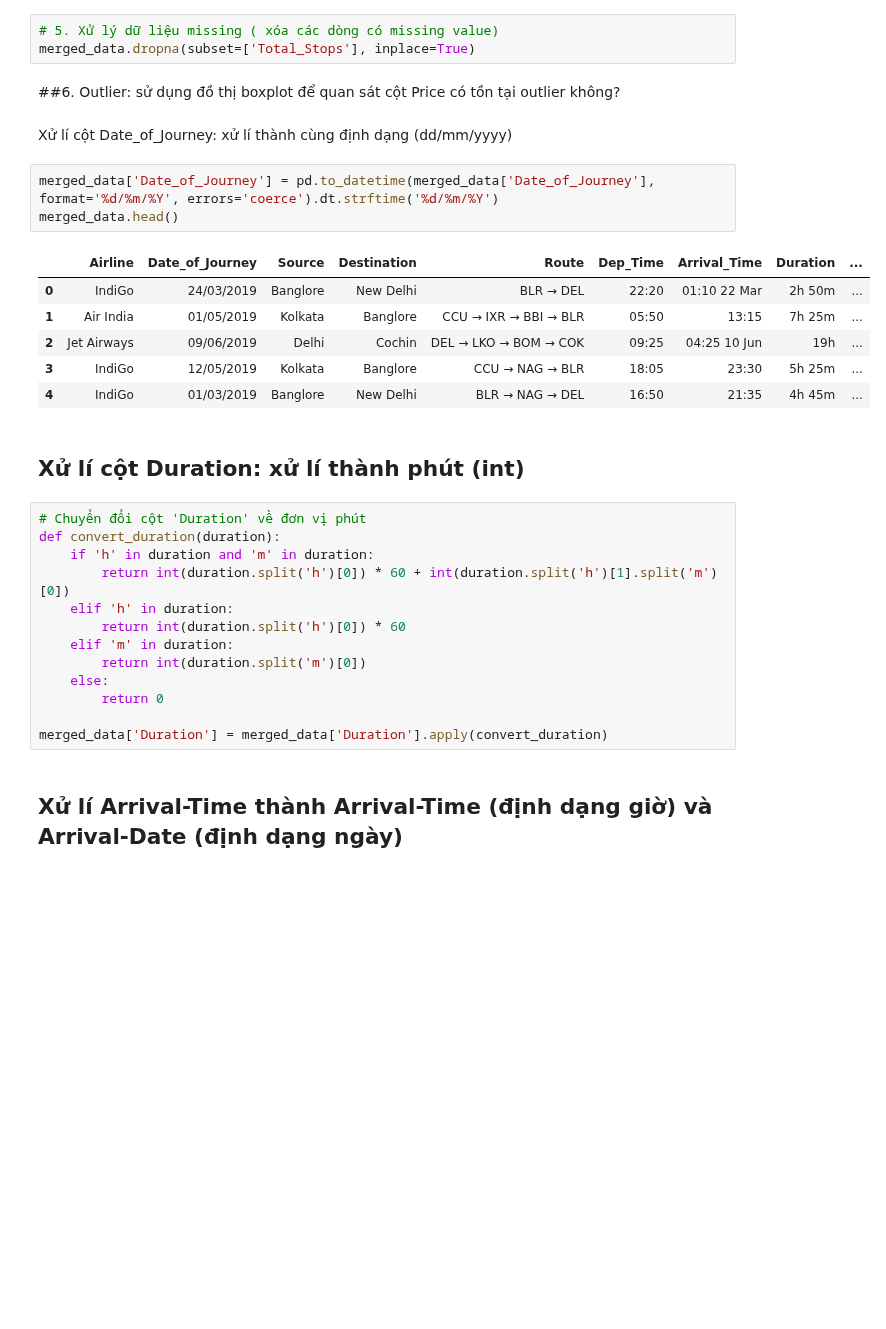
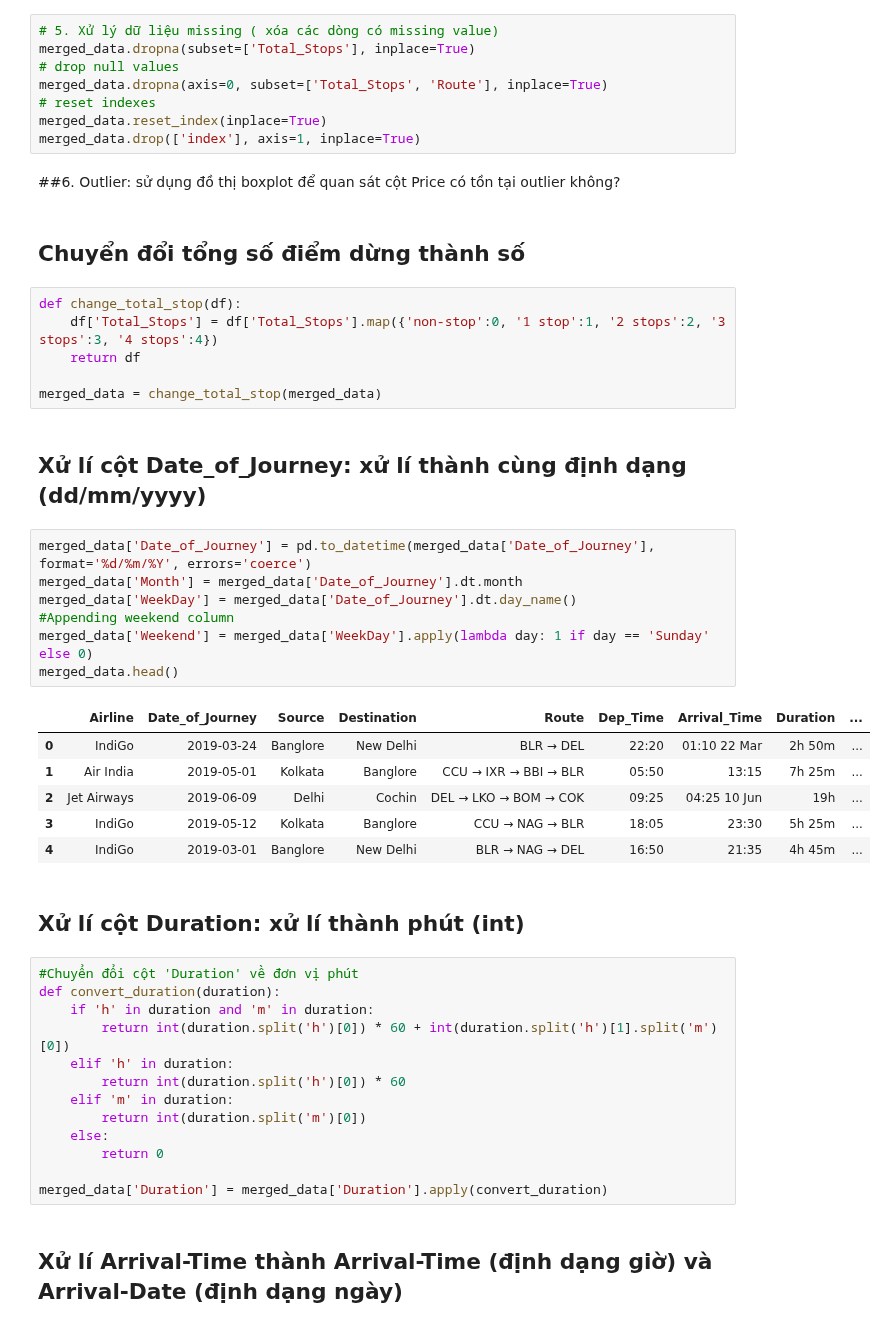
Before and after one commit to Vanniee007/ADA-Final-Project-20CQ.PTDL.05, a Jupyter notebook: FinalProject.ipynb, the cells around one changed output. Cells and saved outputs as stored; diff of their text form; blank space fills up the shorter version.

```diff
--- a/FinalProject.ipynb
+++ b/FinalProject.ipynb
@@ -108,24 +109,41 @@ dtype: float64
 # %%
 # 5. Xử lý dữ liệu missing ( xóa các dòng có missing value)
 merged_data.dropna(subset=['Total_Stops'], inplace=True)
+# drop null values
+merged_data.dropna(axis=0, subset=['Total_Stops', 'Route'], inplace=True)
+# reset indexes
+merged_data.reset_index(inplace=True)
+merged_data.drop(['index'], axis=1, inplace=True)
 # %% [markdown]
 ##6. Outlier: sử dụng đồ thị boxplot để quan sát cột Price có tồn tại outlier không?
+# %% [markdown]
+## Chuyển đổi tổng số điểm dừng thành số
+# %%
+def change_total_stop(df):
+    df['Total_Stops'] = df['Total_Stops'].map({'non-stop':0, '1 stop':1, '2 stops':2, '3 stops':3, '4 stops':4})
+    return df
+
+merged_data = change_total_stop(merged_data)
 # %% [markdown]
-Xử lí cột Date_of_Journey: xử lí thành cùng định dạng (dd/mm/yyyy)
+## Xử lí cột Date_of_Journey: xử lí thành cùng định dạng (dd/mm/yyyy)
 # %%
-merged_data['Date_of_Journey'] = pd.to_datetime(merged_data['Date_of_Journey'], format='%d/%m/%Y', errors='coerce').dt.strftime('%d/%m/%Y')
+merged_data['Date_of_Journey'] = pd.to_datetime(merged_data['Date_of_Journey'], format='%d/%m/%Y', errors='coerce')
+merged_data['Month'] = merged_data['Date_of_Journey'].dt.month
+merged_data['WeekDay'] = merged_data['Date_of_Journey'].dt.day_name()
+#Appending weekend column
+merged_data['Weekend'] = merged_data['WeekDay'].apply(lambda day: 1 if day == 'Sunday' else 0)
 merged_data.head()
 # %% [output]
 |  | Airline | Date_of_Journey | Source | Destination | Route | Dep_Time | Arrival_Time | Duration | ... |
-| 0 | IndiGo | 24/03/2019 | Banglore | New Delhi | BLR → DEL | 22:20 | 01:10 22 Mar | 2h 50m | ... |
-| 1 | Air India | 01/05/2019 | Kolkata | Banglore | CCU → IXR → BBI → BLR | 05:50 | 13:15 | 7h 25m | ... |
-| 2 | Jet Airways | 09/06/2019 | Delhi | Cochin | DEL → LKO → BOM → COK | 09:25 | 04:25 10 Jun | 19h | ... |
-| 3 | IndiGo | 12/05/2019 | Kolkata | Banglore | CCU → NAG → BLR | 18:05 | 23:30 | 5h 25m | ... |
-| 4 | IndiGo | 01/03/2019 | Banglore | New Delhi | BLR → NAG → DEL | 16:50 | 21:35 | 4h 45m | ... |
+| 0 | IndiGo | 2019-03-24 | Banglore | New Delhi | BLR → DEL | 22:20 | 01:10 22 Mar | 2h 50m | ... |
+| 1 | Air India | 2019-05-01 | Kolkata | Banglore | CCU → IXR → BBI → BLR | 05:50 | 13:15 | 7h 25m | ... |
+| 2 | Jet Airways | 2019-06-09 | Delhi | Cochin | DEL → LKO → BOM → COK | 09:25 | 04:25 10 Jun | 19h | ... |
+| 3 | IndiGo | 2019-05-12 | Kolkata | Banglore | CCU → NAG → BLR | 18:05 | 23:30 | 5h 25m | ... |
+| 4 | IndiGo | 2019-03-01 | Banglore | New Delhi | BLR → NAG → DEL | 16:50 | 21:35 | 4h 45m | ... |
 # %% [markdown]
 ## Xử lí cột Duration: xử lí thành phút (int)
 # %%
-# Chuyển đổi cột 'Duration' về đơn vị phút
+#Chuyển đổi cột 'Duration' về đơn vị phút
 def convert_duration(duration):
     if 'h' in duration and 'm' in duration:
         return int(duration.split('h')[0]) * 60 + int(duration.split('h')[1].split('m')[0])
```
Also changed, not shown: parts of 16 cells of this notebook.
